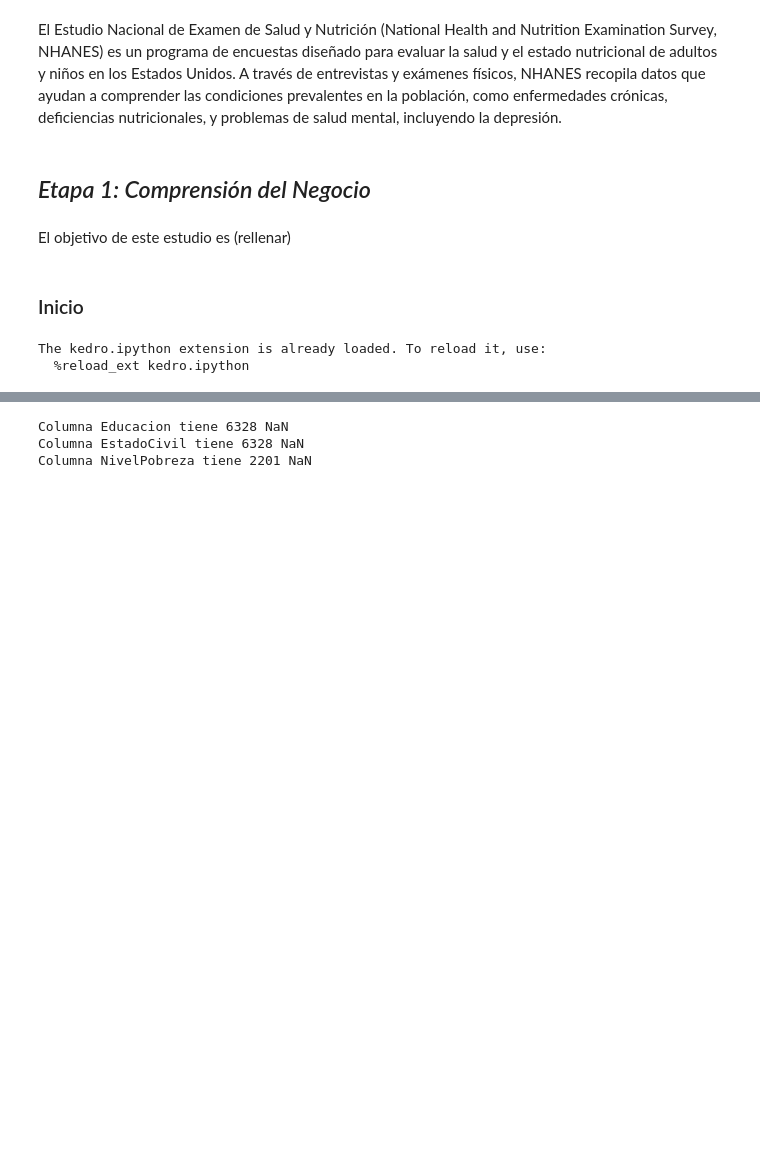
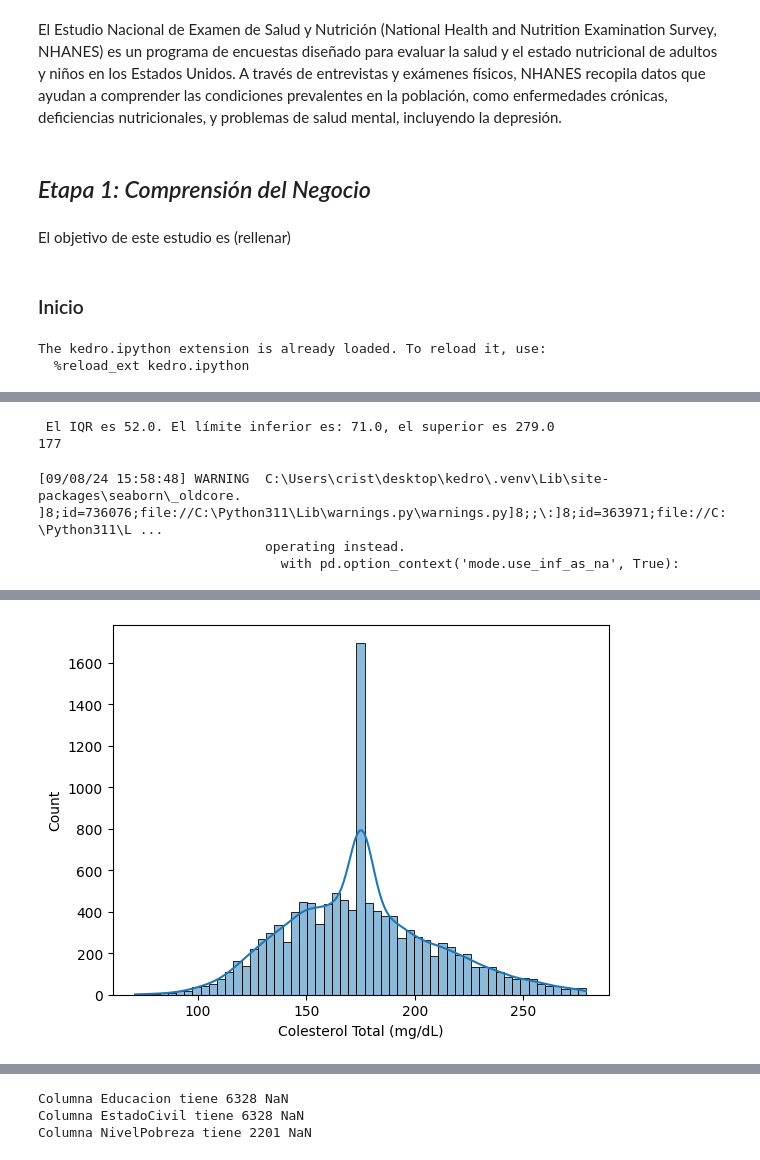
Before and after one commit to Manjanans/nhanes, a Jupyter notebook: notebooks/Pruebas para real.ipynb, the cells around one changed output, grey strips where cells are left out. Cells and saved outputs as stored; diff of their text form; code cells hidden in the pictures; blank space fills up the shorter version.

```diff
--- a/notebooks/Pruebas para real.ipynb
+++ b/notebooks/Pruebas para real.ipynb
@@ -169,0 +130,41 @@ consideracion["NivelPobreza"] = demografia["INDFMPIR"]
+# %%
+colesterol = colesterol.rename(columns={
+    'SEQN': 'ID',
+    'LBXTC': 'Colesterol Total (mg/dL)',
+    'LBDTCSI': 'Colesterol Total (mmol/L)'
+})
+# %%
+Q1 = colesterol["Colesterol Total (mg/dL)"].quantile(0.25)
+Q3 = colesterol["Colesterol Total (mg/dL)"].quantile(0.75)
+IQR = Q3 - Q1
+
+# Calculating the bounds
+lower_bound = Q1 - 1.5 * IQR
+upper_bound = Q3 + 1.5 * IQR
+
+print(f" El IQR es {IQR}. El límite inferior es: {lower_bound}, el superior es {upper_bound}")
+
+# Identifying outliers
+outliers_colesterol = colesterol[(colesterol["Colesterol Total (mg/dL)"] < lower_bound) | (colesterol["Colesterol Total (mg/dL)"] > upper_bound)]
+
+# Removing outliers
+consideracion_colesterol_limpio = colesterol[~((colesterol["Colesterol Total (mg/dL)"] < lower_bound) | (colesterol["Colesterol Total (mg/dL)"] > upper_bound))]
+
+# Checking the number of outliers
+num_outliers = len(outliers_colesterol)
+
+print(num_outliers)
+# %% [output]
+ El IQR es 52.0. El límite inferior es: 71.0, el superior es 279.0
+177
+# %%
+knn_imputer = KNNImputer(n_neighbors=10, weights="uniform")
+colesterol_limpio = consideracion_colesterol_limpio.copy()
+colesterol_limpio["Colesterol Total (mg/dL)"] = knn_imputer.fit_transform(colesterol_limpio[["Colesterol Total (mg/dL)"]])
+# %%
+sns.histplot(data=colesterol_limpio, x="Colesterol Total (mg/dL)", kde=True)
+plt.show()
+# %% [output]
+[09/08/24 15:58:48] WARNING  C:\Users\crist\desktop\kedro\.venv\Lib\site-packages\seaborn\_oldcore. ]8;id=736076;file://C:\Python311\Lib\warnings.py\warnings.py]8;;\:]8;id=363971;file://C:\Python311\L ...
+                             operating instead.
+                               with pd.option_context('mode.use_inf_as_na', True):
@@ -169,0 +172 @@ consideracion["NivelPobreza"] = demografia["INDFMPIR"]
+[figure, added]
```
Also changed, not shown: parts of 81 cells of this notebook.
